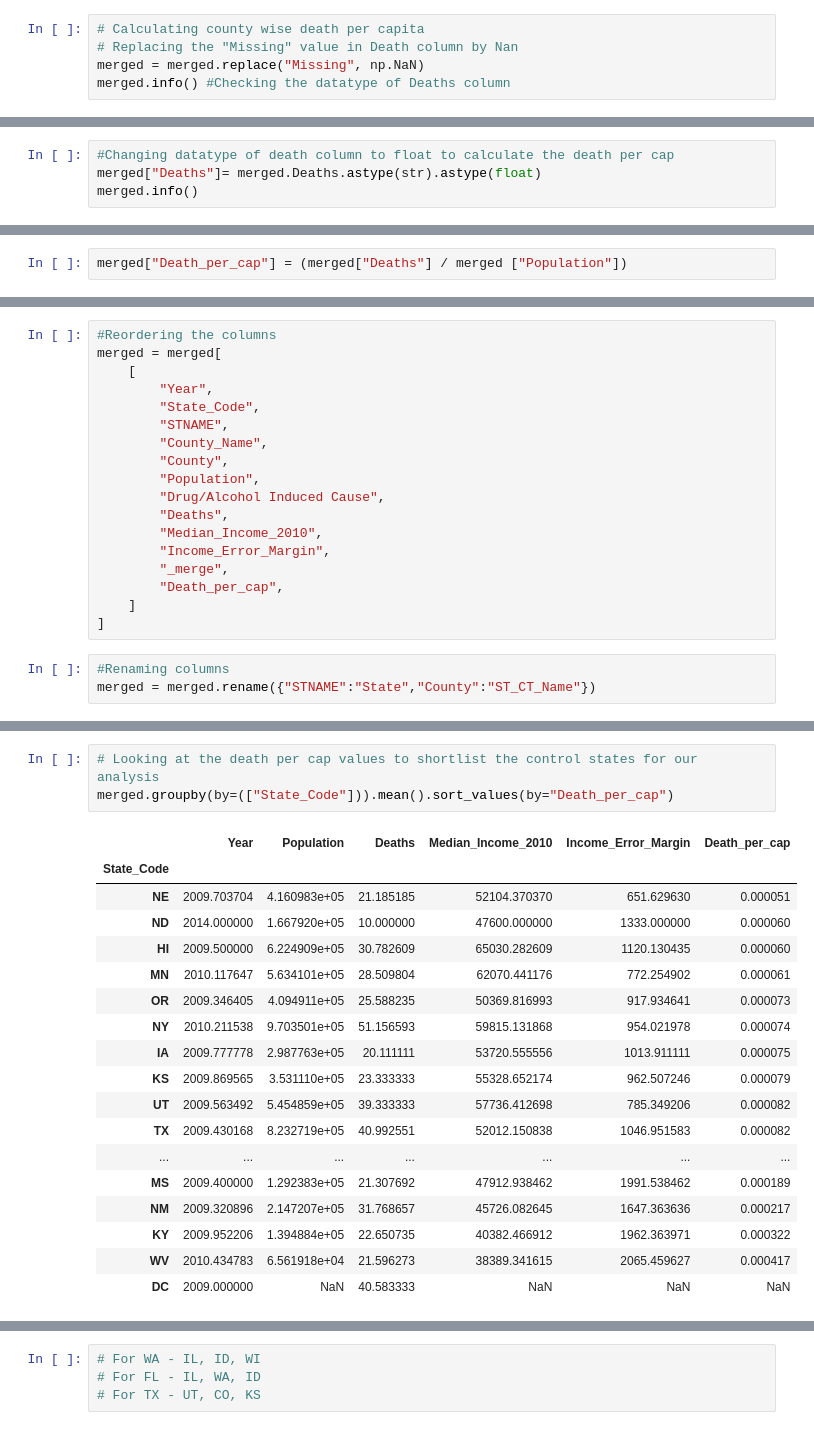
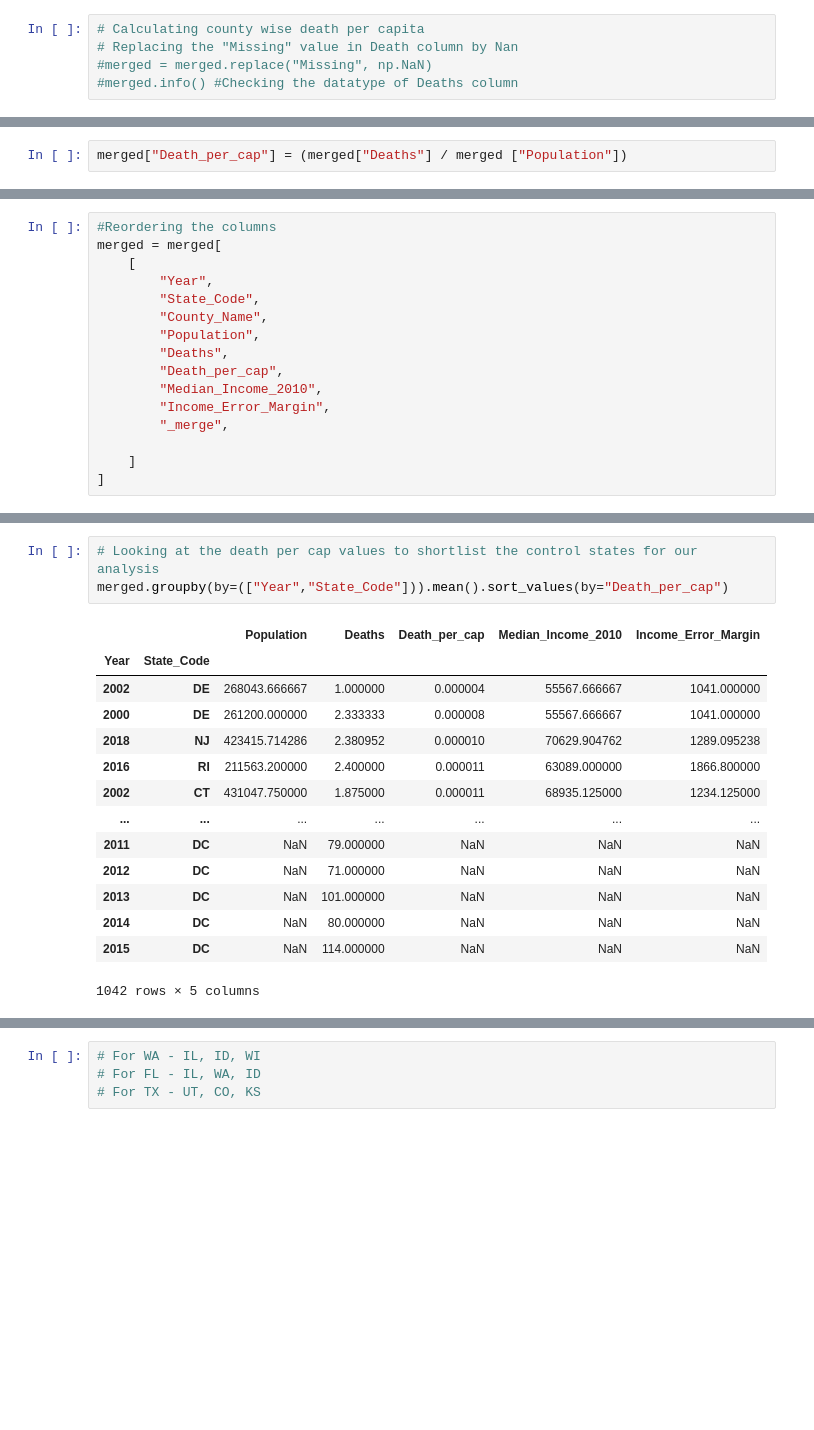
Before and after one commit to MIDS-at-Duke/pds2021-opioids-team-2-ids720, a Jupyter notebook: 10_code/pop_death_merge.ipynb, the cells around one changed output, grey strips where cells are left out. Cells and saved outputs as stored; diff of their text form; blank space fills up the shorter version.

Commit message:
updated COD in merged file with pop

```diff
--- a/10_code/pop_death_merge.ipynb
+++ b/10_code/pop_death_merge.ipynb
@@ -361,5 +411,5 @@ merged.loc[merged["Population"].isna()]
 # %%
 # Calculating county wise death per capita
 # Replacing the "Missing" value in Death column by Nan
-merged = merged.replace("Missing", np.NaN)
-merged.info() #Checking the datatype of Deaths column
+#merged = merged.replace("Missing", np.NaN)
+#merged.info() #Checking the datatype of Deaths column
@@ -385,4 +415,0 @@ memory usage: 1.1+ MB
-# %%
-#Changing datatype of death column to float to calculate the death per cap
-merged["Deaths"]= merged.Deaths.astype(str).astype(float)
-merged.info()
@@ -424,18 +427,13 @@ merged = merged[
     [
         "Year",
         "State_Code",
-        "STNAME",
         "County_Name",
-        "County",
         "Population",
-        "Drug/Alcohol Induced Cause",
         "Deaths",
+        "Death_per_cap",
         "Median_Income_2010",
         "Income_Error_Margin",
         "_merge",
-        "Death_per_cap",
+
     ]
 ]
-# %%
-#Renaming columns
-merged = merged.rename({"STNAME":"State","County":"ST_CT_Name"})
@@ -442,22 +459,18 @@ merged = merged.rename({"STNAME":"State","County":"ST_CT_Name"})
 # %%
 # Looking at the death per cap values to shortlist the control states for our analysis
-merged.groupby(by=(["State_Code"])).mean().sort_values(by="Death_per_cap")
+merged.groupby(by=(["Year","State_Code"])).mean().sort_values(by="Death_per_cap")
 # %% [output]
-|  | Year | Population | Deaths | Median_Income_2010 | Income_Error_Margin | Death_per_cap |
-| State_Code |  |  |  |  |  |  |
-| NE | 2009.703704 | 4.160983e+05 | 21.185185 | 52104.370370 | 651.629630 | 0.000051 |
-| ND | 2014.000000 | 1.667920e+05 | 10.000000 | 47600.000000 | 1333.000000 | 0.000060 |
-| HI | 2009.500000 | 6.224909e+05 | 30.782609 | 65030.282609 | 1120.130435 | 0.000060 |
-| MN | 2010.117647 | 5.634101e+05 | 28.509804 | 62070.441176 | 772.254902 | 0.000061 |
-| OR | 2009.346405 | 4.094911e+05 | 25.588235 | 50369.816993 | 917.934641 | 0.000073 |
-| NY | 2010.211538 | 9.703501e+05 | 51.156593 | 59815.131868 | 954.021978 | 0.000074 |
-| IA | 2009.777778 | 2.987763e+05 | 20.111111 | 53720.555556 | 1013.911111 | 0.000075 |
-| KS | 2009.869565 | 3.531110e+05 | 23.333333 | 55328.652174 | 962.507246 | 0.000079 |
-| UT | 2009.563492 | 5.454859e+05 | 39.333333 | 57736.412698 | 785.349206 | 0.000082 |
-| TX | 2009.430168 | 8.232719e+05 | 40.992551 | 52012.150838 | 1046.951583 | 0.000082 |
+|  |  | Population | Deaths | Death_per_cap | Median_Income_2010 | Income_Error_Margin |
+| Year | State_Code |  |  |  |  |  |
+| 2002 | DE | 268043.666667 | 1.000000 | 0.000004 | 55567.666667 | 1041.000000 |
+| 2000 | DE | 261200.000000 | 2.333333 | 0.000008 | 55567.666667 | 1041.000000 |
+| 2018 | NJ | 423415.714286 | 2.380952 | 0.000010 | 70629.904762 | 1289.095238 |
+| 2016 | RI | 211563.200000 | 2.400000 | 0.000011 | 63089.000000 | 1866.800000 |
+| 2002 | CT | 431047.750000 | 1.875000 | 0.000011 | 68935.125000 | 1234.125000 |
 | ... | ... | ... | ... | ... | ... | ... |
-| MS | 2009.400000 | 1.292383e+05 | 21.307692 | 47912.938462 | 1991.538462 | 0.000189 |
-| NM | 2009.320896 | 2.147207e+05 | 31.768657 | 45726.082645 | 1647.363636 | 0.000217 |
-| KY | 2009.952206 | 1.394884e+05 | 22.650735 | 40382.466912 | 1962.363971 | 0.000322 |
-| WV | 2010.434783 | 6.561918e+04 | 21.596273 | 38389.341615 | 2065.459627 | 0.000417 |
-| DC | 2009.000000 | NaN | 40.583333 | NaN | NaN | NaN |
+| 2011 | DC | NaN | 79.000000 | NaN | NaN | NaN |
+| 2012 | DC | NaN | 71.000000 | NaN | NaN | NaN |
+| 2013 | DC | NaN | 101.000000 | NaN | NaN | NaN |
+| 2014 | DC | NaN | 80.000000 | NaN | NaN | NaN |
+| 2015 | DC | NaN | 114.000000 | NaN | NaN | NaN |
+1042 rows × 5 columns
```
Also changed, not shown: parts of 45 cells of this notebook.
